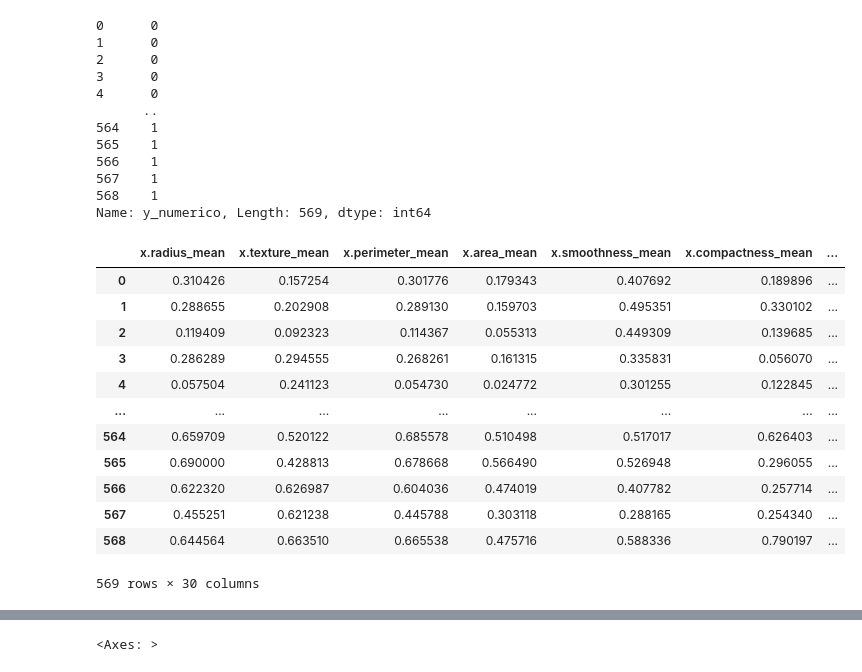
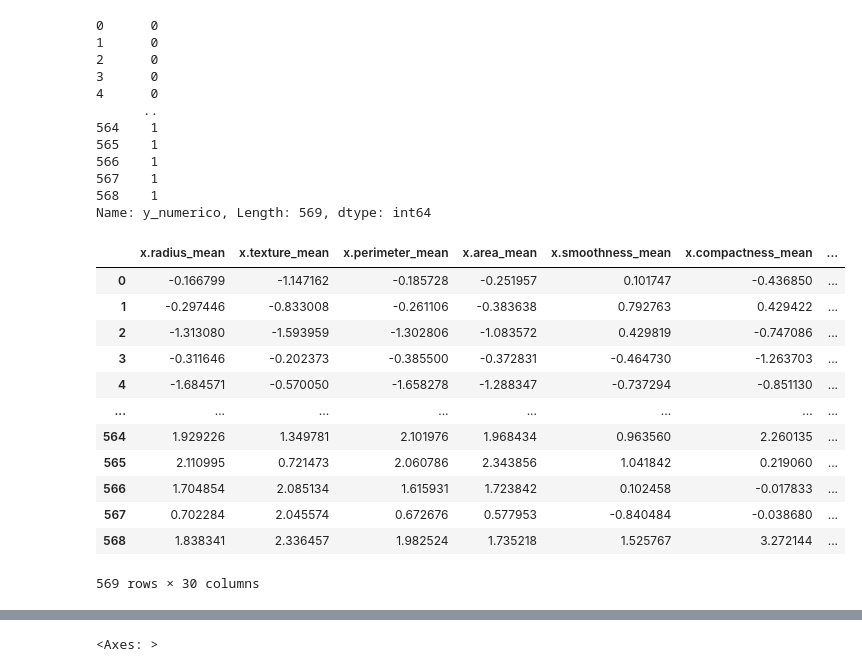
Before and after one commit to carlospcneto/AM-2023-1, a Jupyter notebook: Trabalho1.ipynb, the cells around one changed output, grey strips where cells are left out. Cells and saved outputs as stored; diff of their text form; code cells hidden in the pictures.

```diff
--- a/Trabalho1.ipynb
+++ b/Trabalho1.ipynb
@@ -339,24 +339,24 @@ y
 568    1
 Name: y_numerico, Length: 569, dtype: int64
 # %%
-minmax = preprocessing.MinMaxScaler()
+minmax = preprocessing.StandardScaler()
 colunas = X.columns
 X = minmax.fit_transform(X)
 X = pd.DataFrame(X, columns=colunas)
 X
 # %% [output]
 |  | x.radius_mean | x.texture_mean | x.perimeter_mean | x.area_mean | x.smoothness_mean | x.compactness_mean | ... |
-| 0 | 0.310426 | 0.157254 | 0.301776 | 0.179343 | 0.407692 | 0.189896 | ... |
-| 1 | 0.288655 | 0.202908 | 0.289130 | 0.159703 | 0.495351 | 0.330102 | ... |
-| 2 | 0.119409 | 0.092323 | 0.114367 | 0.055313 | 0.449309 | 0.139685 | ... |
-| 3 | 0.286289 | 0.294555 | 0.268261 | 0.161315 | 0.335831 | 0.056070 | ... |
-| 4 | 0.057504 | 0.241123 | 0.054730 | 0.024772 | 0.301255 | 0.122845 | ... |
+| 0 | -0.166799 | -1.147162 | -0.185728 | -0.251957 | 0.101747 | -0.436850 | ... |
+| 1 | -0.297446 | -0.833008 | -0.261106 | -0.383638 | 0.792763 | 0.429422 | ... |
+| 2 | -1.313080 | -1.593959 | -1.302806 | -1.083572 | 0.429819 | -0.747086 | ... |
+| 3 | -0.311646 | -0.202373 | -0.385500 | -0.372831 | -0.464730 | -1.263703 | ... |
+| 4 | -1.684571 | -0.570050 | -1.658278 | -1.288347 | -0.737294 | -0.851130 | ... |
 | ... | ... | ... | ... | ... | ... | ... | ... |
-| 564 | 0.659709 | 0.520122 | 0.685578 | 0.510498 | 0.517017 | 0.626403 | ... |
-| 565 | 0.690000 | 0.428813 | 0.678668 | 0.566490 | 0.526948 | 0.296055 | ... |
-| 566 | 0.622320 | 0.626987 | 0.604036 | 0.474019 | 0.407782 | 0.257714 | ... |
-| 567 | 0.455251 | 0.621238 | 0.445788 | 0.303118 | 0.288165 | 0.254340 | ... |
-| 568 | 0.644564 | 0.663510 | 0.665538 | 0.475716 | 0.588336 | 0.790197 | ... |
+| 564 | 1.929226 | 1.349781 | 2.101976 | 1.968434 | 0.963560 | 2.260135 | ... |
+| 565 | 2.110995 | 0.721473 | 2.060786 | 2.343856 | 1.041842 | 0.219060 | ... |
+| 566 | 1.704854 | 2.085134 | 1.615931 | 1.723842 | 0.102458 | -0.017833 | ... |
+| 567 | 0.702284 | 2.045574 | 0.672676 | 0.577953 | -0.840484 | -0.038680 | ... |
+| 568 | 1.838341 | 2.336457 | 1.982524 | 1.735218 | 1.525767 | 3.272144 | ... |
 569 rows × 30 columns
 # %%
 from sklearn.decomposition import PCA
```
Also changed, not shown: parts of 6 cells of this notebook.
